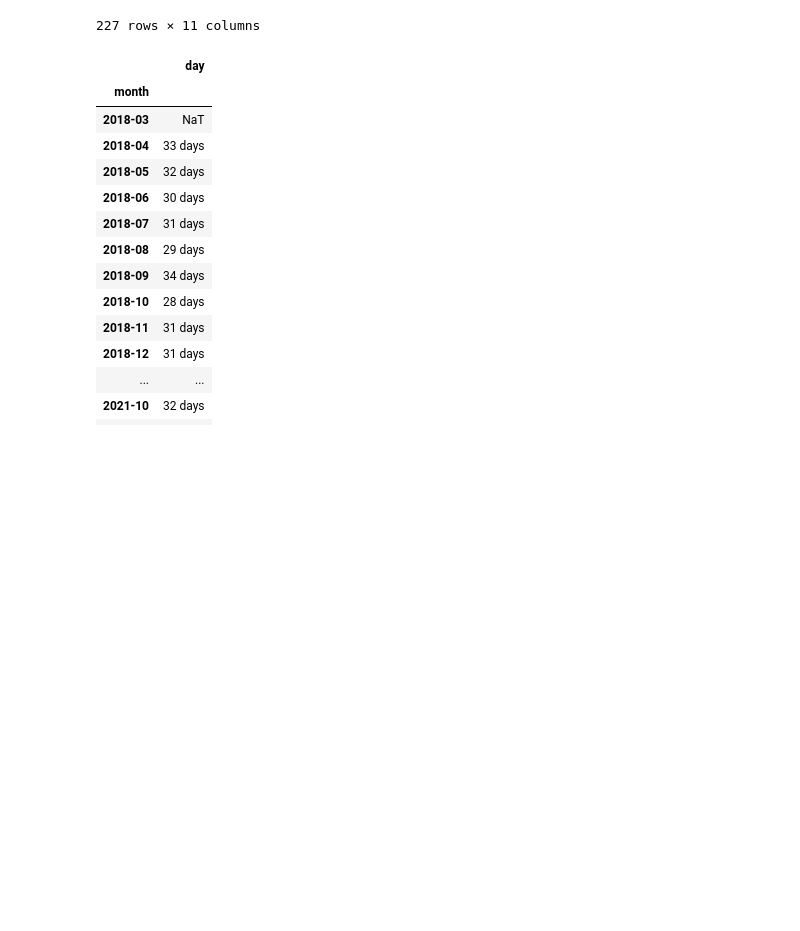
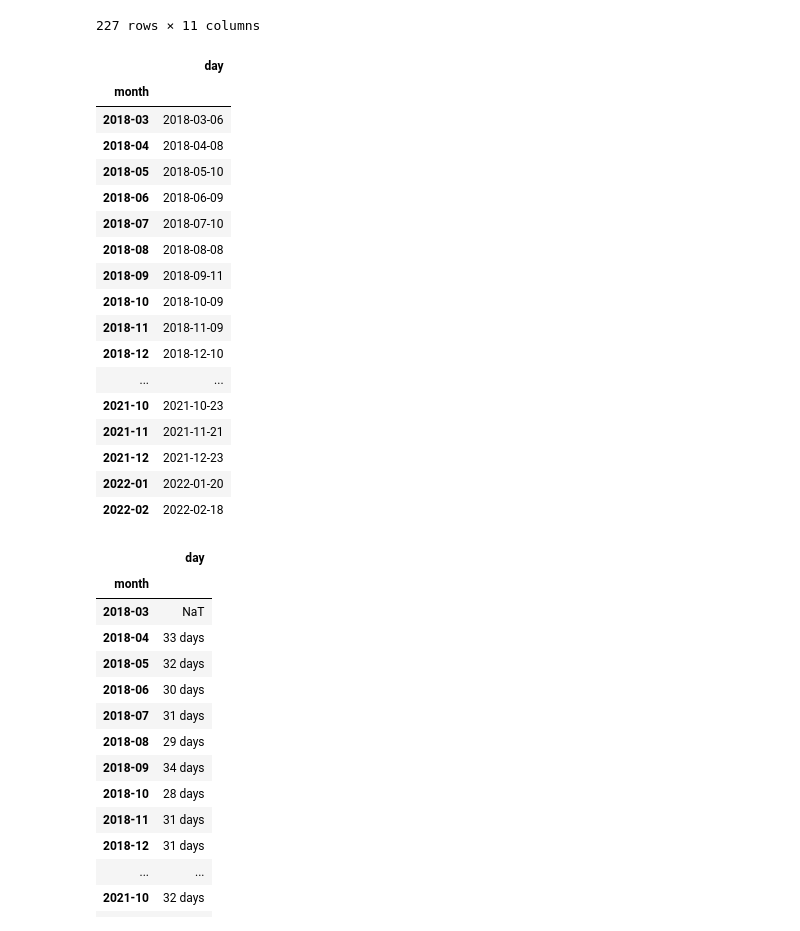
Before and after one commit to nksuya/jupyter_notebook, a Jupyter notebook: 个人应用/ClueData.ipynb, the cells around one changed output. Cells and saved outputs as stored; diff of their text form; code cells hidden in the pictures; blank space fills up the shorter version.

```diff
--- a/个人应用/ClueData.ipynb
+++ b/个人应用/ClueData.ipynb
@@ -412,6 +412,27 @@ df_group2
 df_group2 = df_group2.groupby('month').first()[['day']]
 # %%
 df_group2['day']=df_group2['day'].astype('datetime64')
+# %%
+df_group2
+# %% [output]
+|  | day |
+| month |  |
+| 2018-03 | 2018-03-06 |
+| 2018-04 | 2018-04-08 |
+| 2018-05 | 2018-05-10 |
+| 2018-06 | 2018-06-09 |
+| 2018-07 | 2018-07-10 |
+| 2018-08 | 2018-08-08 |
+| 2018-09 | 2018-09-11 |
+| 2018-10 | 2018-10-09 |
+| 2018-11 | 2018-11-09 |
+| 2018-12 | 2018-12-10 |
+| ... | ... |
+| 2021-10 | 2021-10-23 |
+| 2021-11 | 2021-11-21 |
+| 2021-12 | 2021-12-23 |
+| 2022-01 | 2022-01-20 |
+| 2022-02 | 2022-02-18 |
 # %%
 tm_diff = df_group2.diff()
 tm_diff
```
Also changed, not shown: parts of 8 cells of this notebook.
